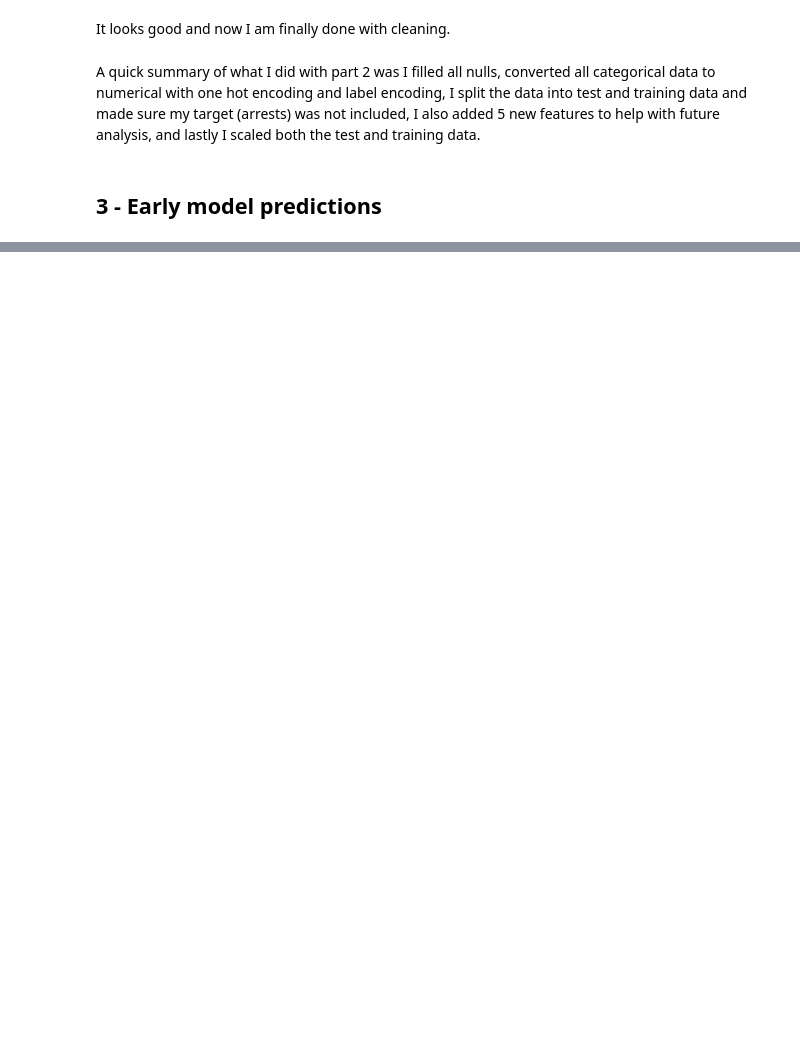
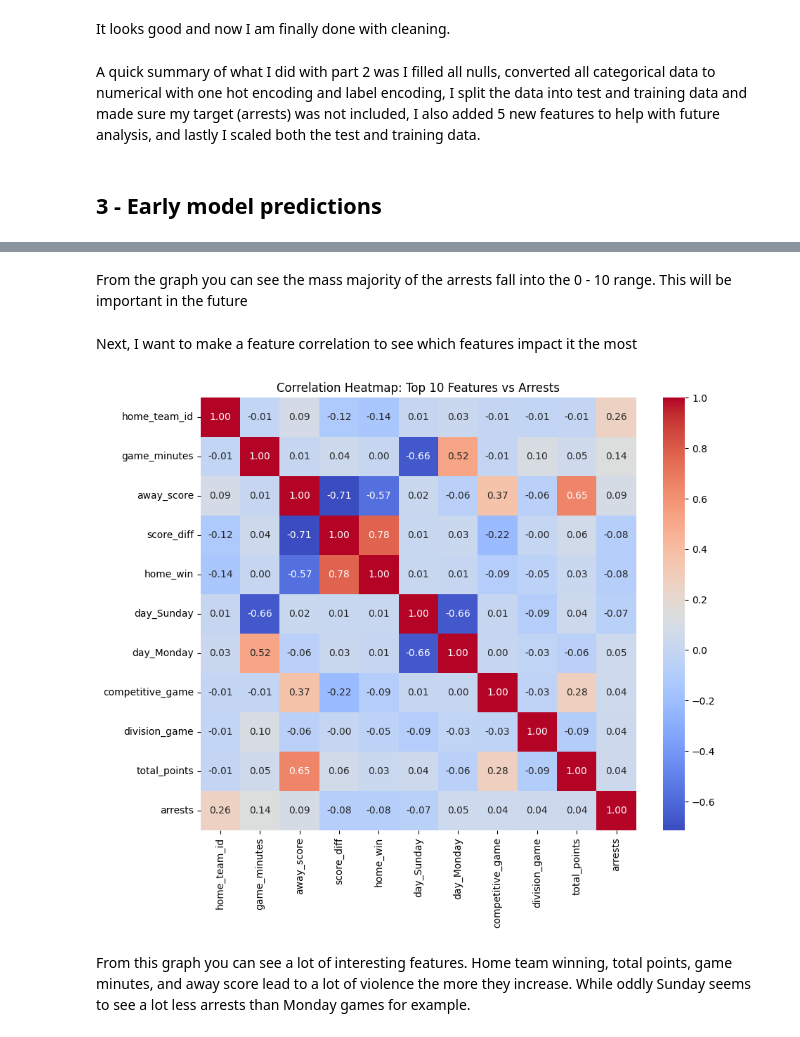
Before and after one commit to NateCook541/Data-science-final-project, a Jupyter notebook: mainNFLArrrest.ipynb, the cells around one changed output, grey strips where cells are left out. Cells and saved outputs as stored; diff of their text form; code cells hidden in the pictures; blank space fills up the shorter version.

```diff
--- a/mainNFLArrrest.ipynb
+++ b/mainNFLArrrest.ipynb
@@ -227,0 +465,19 @@ A quick summary of what I did with part 2 was I filled all nulls, converted all
+# %% [markdown]
+From the graph you can see the mass majority of the arrests fall into the 0 - 10 range. This will be important in the future
+# %% [markdown]
+Next, I want to make a feature correlation to see which features impact it the most
+# %%
+# Make the correlation matrix and the features
+correlation_matrix = pd.concat([X_train, y_train], axis=1).corr()
+top_features = correlation_matrix['arrests'].abs().sort_values(ascending=False)[1:11].index.tolist()
+top_corr = correlation_matrix.loc[top_features + ['arrests'], top_features + ['arrests']]
+
+# Plot it
+plt.figure(figsize=(10, 8))
+sns.heatmap(top_corr, annot=True, cmap='coolwarm', fmt=".2f")
+plt.title('Correlation Heatmap: Top 10 Features vs Arrests')
+plt.show()
+# %% [output]
+[figure, added]
+# %% [markdown]
+From this graph you can see a lot of interesting features. Home team winning, total points, game minutes, and away score lead to a lot of violence the more they increase. While oddly Sunday seems to see a lot less arrests than Monday games for example.
```
Also changed, not shown: parts of 31 cells of this notebook.
